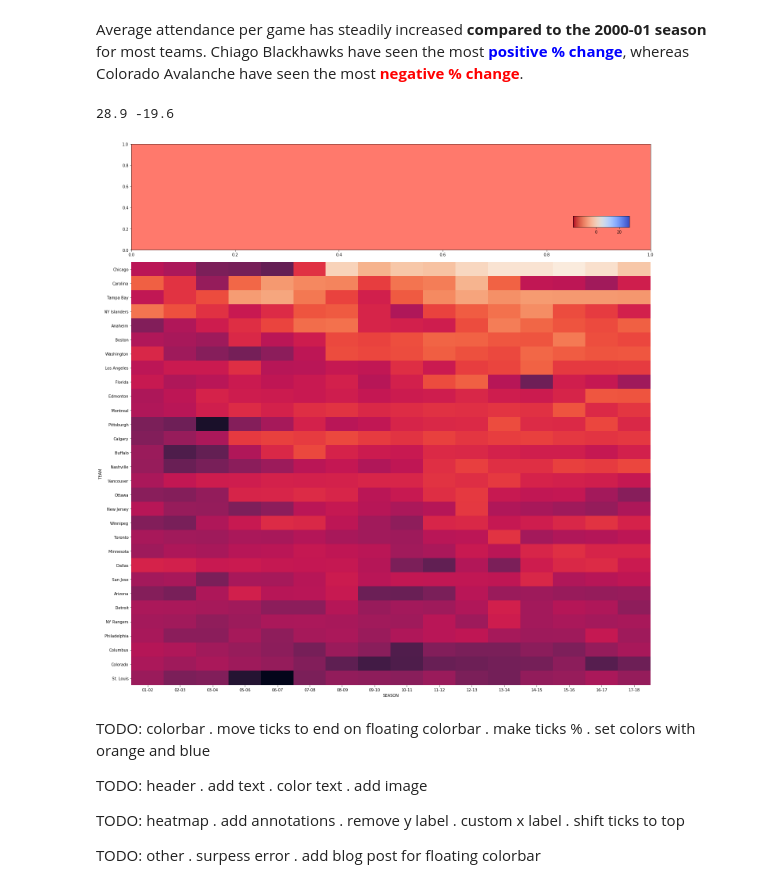
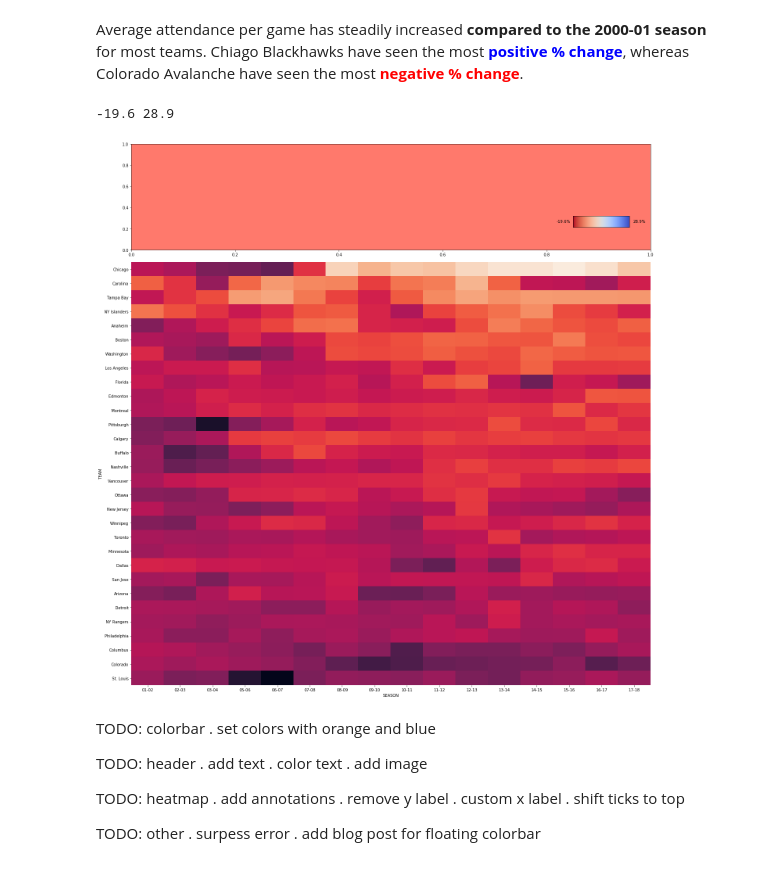
Before and after one commit to richhildebrand/makeover-monday-python, a Jupyter notebook: notebooks/2019 Week1 NHL Attendance/@idatadrew.ipynb, the cells around one changed output. Drawn from its saved outputs; the diff is of its cells as text; code cells hidden in the pictures.

Commit message:
colorbar -> make ticks % and move to ends

```diff
--- a/notebooks/2019 Week1 NHL Attendance/@idatadrew.ipynb
+++ b/notebooks/2019 Week1 NHL Attendance/@idatadrew.ipynb
@@ -137,34 +137,35 @@ ax.xaxis.tick_top()
 # %% [markdown]
 Average attendance per game has steadily increased **compared to the 2000-01 season** for most teams. Chiago Blackhawks have seen the most <font color=blue>**positive % change**</font>, whereas Colorado Avalanche have seen the most <font color=red>**negative % change**</font>.
 # %%
-print(max_change, min_change)
+print(min_change, max_change)
 
 fig, (header_ax, heatmap_ax) = plt.subplots(nrows=2, figsize=(20,20), gridspec_kw={"height_ratios":[0.25, 1]})
 sns.heatmap(piviot_table, ax=heatmap_ax, cbar=False)
 
 heatmap_ax.set_facecolor('xkcd:blue')
 
 header_ax.set_facecolor('xkcd:salmon')
 
 
 colorbar_ax = fig.add_axes([0.85, .802, 0.1, 0.1]) # right, up, right, up
 colorbar_im = colorbar_ax.imshow(piviot_table, cmap="coolwarm_r", aspect=0.20)
-fig.colorbar(colorbar_im, cax=colorbar_ax, orientation='horizontal')
+colorbar = fig.colorbar(colorbar_im, cax=colorbar_ax, orientation='horizontal', ticks=[])
+colorbar_ax.annotate(str(min_change) + '%', xy=(1, 1), xytext=(-34, 0))
+colorbar_ax.annotate(str(max_change) + '%', xy=(1, 1), xytext=(32, 0))
+
 
 #colorbar_ax.set_facecolor('xkcd:blue')
 
 #axins = inset_axes(header_ax, width=1, height=1, loc='upper right')
 #im = header_ax.imshow([[0, 0], [1, 1]], cmap="coolwarm_r")
 #fig.colorbar(im, cax=axins, orientation="horizontal")
 plt.tight_layout()
 plt.show()
 # %% [output]
-28.9 -19.6
+-19.6 28.9
-[figure, old version]
+[figure, new version]
 # %% [markdown]
 TODO: colorbar
- . move ticks to end on floating colorbar
- . make ticks %
  . set colors with orange and blue
 
 TODO: header
```
